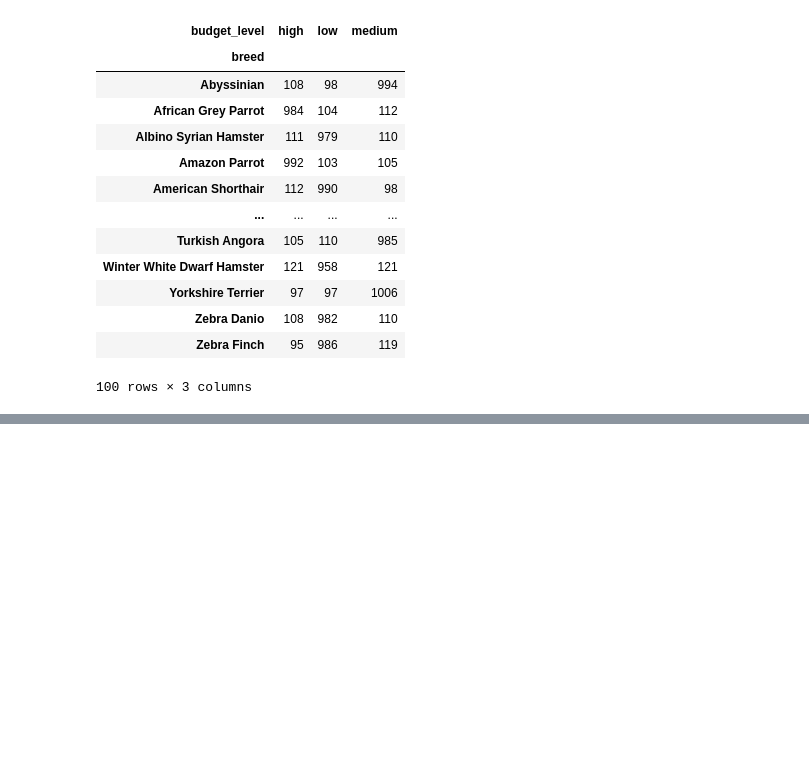
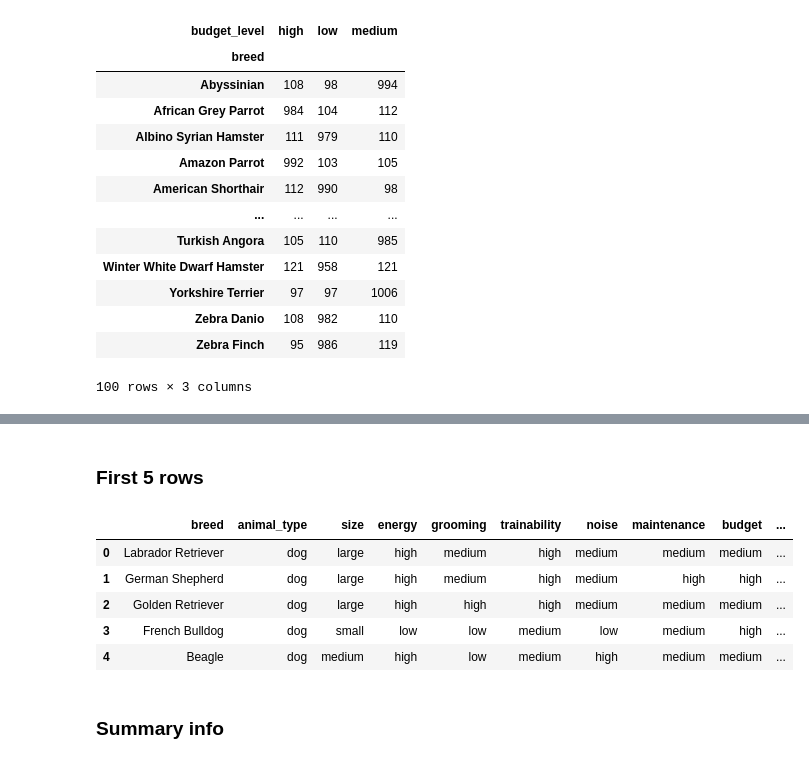
Before and after one commit to Mustafa-Balidi/PetHaven, a Jupyter notebook: ML-Service/Pet_recommendation_ml.ipynb, the cells around one changed output, grey strips where cells are left out. Drawn from its saved outputs; the diff is of its cells as text; code cells hidden in the pictures; blank space fills up the shorter version.

```diff
--- a/ML-Service/Pet_recommendation_ml.ipynb
+++ b/ML-Service/Pet_recommendation_ml.ipynb
@@ -418,0 +450,13 @@ pd.crosstab(dataset['breed'],
+# %% [markdown]
+### First 5 rows
+# %%
+breed_info.head()
+# %% [output]
+|  | breed | animal_type | size | energy | grooming | trainability | noise | maintenance | budget | ... |
+| 0 | Labrador Retriever | dog | large | high | medium | high | medium | medium | medium | ... |
+| 1 | German Shepherd | dog | large | high | medium | high | medium | high | high | ... |
+| 2 | Golden Retriever | dog | large | high | high | high | medium | medium | medium | ... |
+| 3 | French Bulldog | dog | small | low | low | medium | low | medium | high | ... |
+| 4 | Beagle | dog | medium | high | low | medium | high | medium | medium | ... |
+# %% [markdown]
+### Summary info
```
Also changed, not shown: parts of 34 cells of this notebook, 1 other file.
